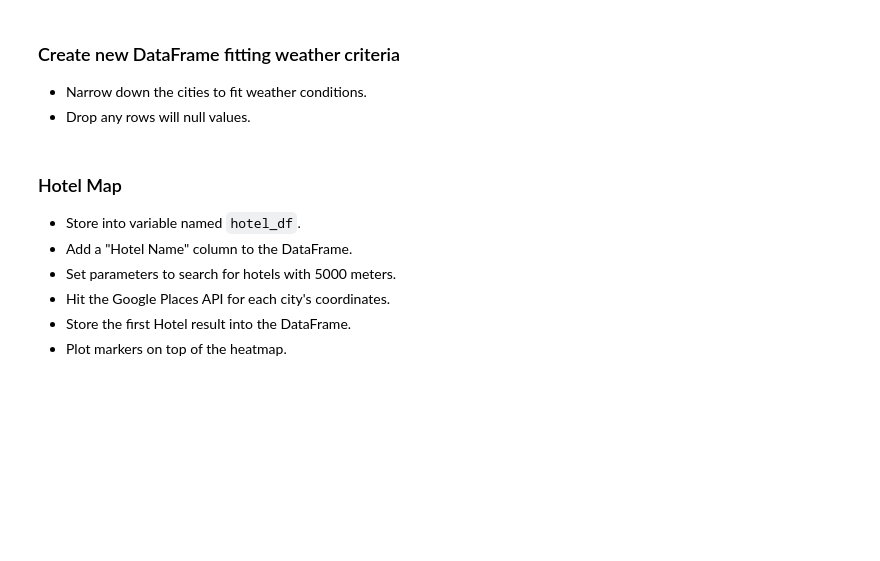
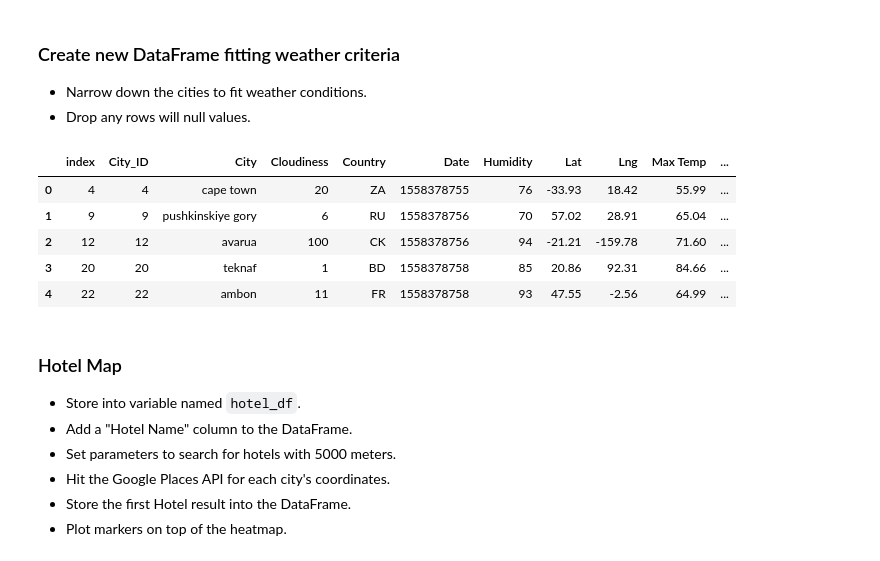
Before and after one commit to edo2021/PythonAPIChallenge, a Jupyter notebook: VacationPy/Vacationpy.ipynb, the cells around one changed output. Cells and saved outputs as stored; diff of their text form; code cells hidden in the pictures; blank space fills up the shorter version.

```diff
--- a/VacationPy/Vacationpy.ipynb
+++ b/VacationPy/Vacationpy.ipynb
@@ -68,15 +77,22 @@ fig
 # %%
 temperatureCriteria = vacationData['Max Temp'] < 75
 temperatureCriteria = vacationData['Max Temp'] > 55
 windSpeedCriteria = vacationData['Wind Speed'] < 10
 cloudinessCriteria = vacationData['Cloudiness'] == 0
 Wholecriteria = temperatureCriteria & windSpeedCriteria & windSpeedCriteria
 
 # Use boolean indexing to filter the weather_df dataframe
 weather_df = vacationData[Wholecriteria]
 weather_df = weather_df.dropna()
 weather_df = weather_df.reset_index()
-weather_df.head(10)
+weather_df.head()
+# %% [output]
+|  | index | City_ID | City | Cloudiness | Country | Date | Humidity | Lat | Lng | Max Temp | ... |
+| 0 | 4 | 4 | cape town | 20 | ZA | 1558378755 | 76 | -33.93 | 18.42 | 55.99 | ... |
+| 1 | 9 | 9 | pushkinskiye gory | 6 | RU | 1558378756 | 70 | 57.02 | 28.91 | 65.04 | ... |
+| 2 | 12 | 12 | avarua | 100 | CK | 1558378756 | 94 | -21.21 | -159.78 | 71.60 | ... |
+| 3 | 20 | 20 | teknaf | 1 | BD | 1558378758 | 85 | 20.86 | 92.31 | 84.66 | ... |
+| 4 | 22 | 22 | ambon | 11 | FR | 1558378758 | 93 | 47.55 | -2.56 | 64.99 | ... |
 # %% [markdown]
 ### Hotel Map
 * Store into variable named `hotel_df`.
```
Also changed, not shown: parts of 5 cells of this notebook, 4 other files.
